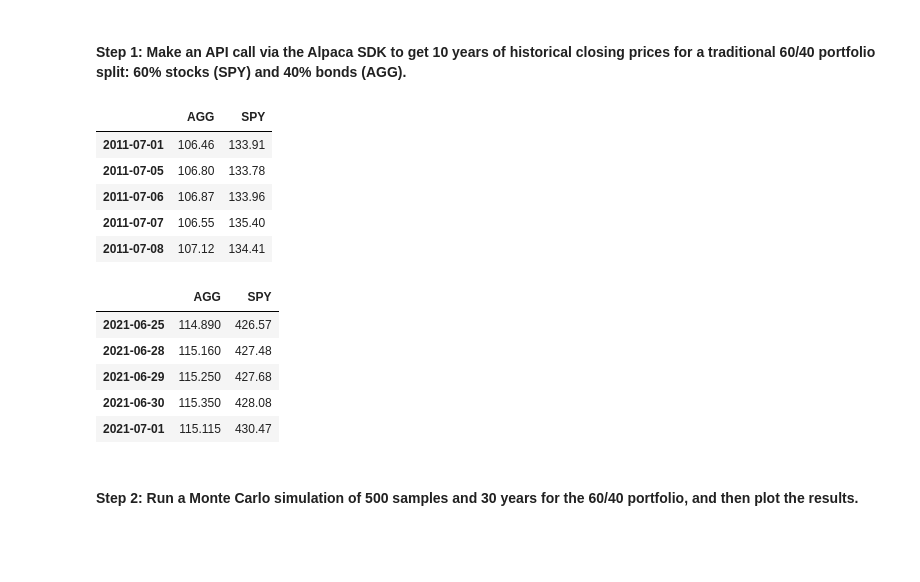
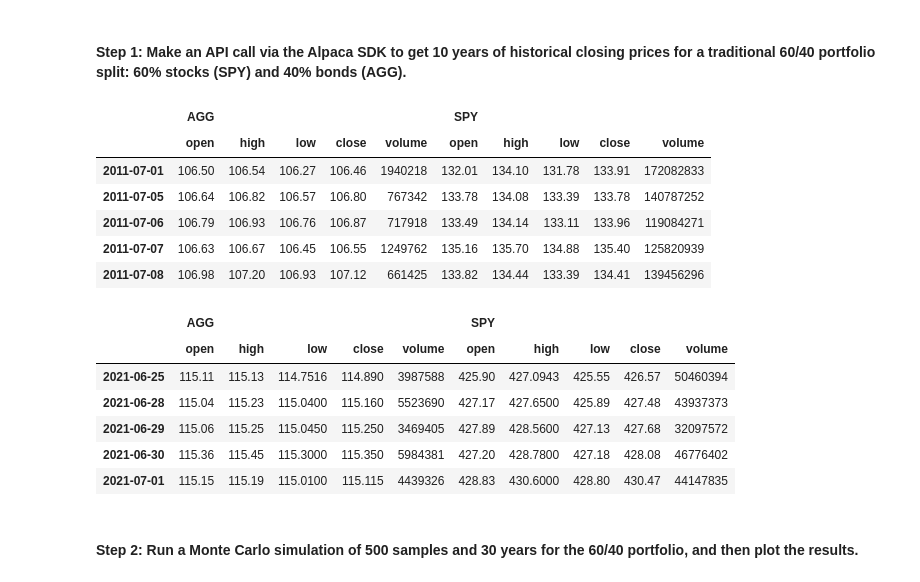
Before and after one commit to JunTheRewels/financial_planners, a Jupyter notebook: Starter_Code/financial_planning_tools.ipynb, the cells around one changed output. Saved outputs shown, nothing was run; the diff lists cells and outputs as text; code cells hidden in the pictures; blank space fills up the shorter version.

```diff
--- a/Starter_Code/financial_planning_tools.ipynb
+++ b/Starter_Code/financial_planning_tools.ipynb
@@ -454,3 +454,5 @@ df_portfolio_3 = alpaca.get_barset(
 ).df
 # %%
 full_decade_df = pd.concat([df_portfolio_3, df_portfolio_2, df_portfolio_1])
+
+full_decade_df.index = full_decade_df.index.date
@@ -464,20 +459,22 @@ decade_closing_prices.index = decade_closing_prices.index.date
 # %%
 # Display both the first and last five rows of the DataFrame
-display(decade_closing_prices.head())
-display(decade_closing_prices.tail())
+display(full_decade_df.head())
+display(full_decade_df.tail())
 # %% [output]
-|  | AGG | SPY |
-| 2011-07-01 | 106.46 | 133.91 |
-| 2011-07-05 | 106.80 | 133.78 |
-| 2011-07-06 | 106.87 | 133.96 |
-| 2011-07-07 | 106.55 | 135.40 |
-| 2011-07-08 | 107.12 | 134.41 |
+|  | AGG |  |  |  |  | SPY |  |  |  |  |
+|  | open | high | low | close | volume | open | high | low | close | volume |
+| 2011-07-01 | 106.50 | 106.54 | 106.27 | 106.46 | 1940218 | 132.01 | 134.10 | 131.78 | 133.91 | 172082833 |
+| 2011-07-05 | 106.64 | 106.82 | 106.57 | 106.80 | 767342 | 133.78 | 134.08 | 133.39 | 133.78 | 140787252 |
+| 2011-07-06 | 106.79 | 106.93 | 106.76 | 106.87 | 717918 | 133.49 | 134.14 | 133.11 | 133.96 | 119084271 |
+| 2011-07-07 | 106.63 | 106.67 | 106.45 | 106.55 | 1249762 | 135.16 | 135.70 | 134.88 | 135.40 | 125820939 |
+| 2011-07-08 | 106.98 | 107.20 | 106.93 | 107.12 | 661425 | 133.82 | 134.44 | 133.39 | 134.41 | 139456296 |
-|  | AGG | SPY |
-| 2021-06-25 | 114.890 | 426.57 |
-| 2021-06-28 | 115.160 | 427.48 |
-| 2021-06-29 | 115.250 | 427.68 |
-| 2021-06-30 | 115.350 | 428.08 |
-| 2021-07-01 | 115.115 | 430.47 |
+|  | AGG |  |  |  |  | SPY |  |  |  |  |
+|  | open | high | low | close | volume | open | high | low | close | volume |
+| 2021-06-25 | 115.11 | 115.13 | 114.7516 | 114.890 | 3987588 | 425.90 | 427.0943 | 425.55 | 426.57 | 50460394 |
+| 2021-06-28 | 115.04 | 115.23 | 115.0400 | 115.160 | 5523690 | 427.17 | 427.6500 | 425.89 | 427.48 | 43937373 |
+| 2021-06-29 | 115.06 | 115.25 | 115.0450 | 115.250 | 3469405 | 427.89 | 428.5600 | 427.13 | 427.68 | 32097572 |
+| 2021-06-30 | 115.36 | 115.45 | 115.3000 | 115.350 | 5984381 | 427.20 | 428.7800 | 427.18 | 428.08 | 46776402 |
+| 2021-07-01 | 115.15 | 115.19 | 115.0100 | 115.115 | 4439326 | 428.83 | 430.6000 | 428.80 | 430.47 | 44147835 |
 # %% [markdown]
 #### Step 2: Run a Monte Carlo simulation of 500 samples and 30 years for the 60/40 portfolio, and then plot the results.
 # %%
```
Also changed, not shown: parts of 17 cells of this notebook.
